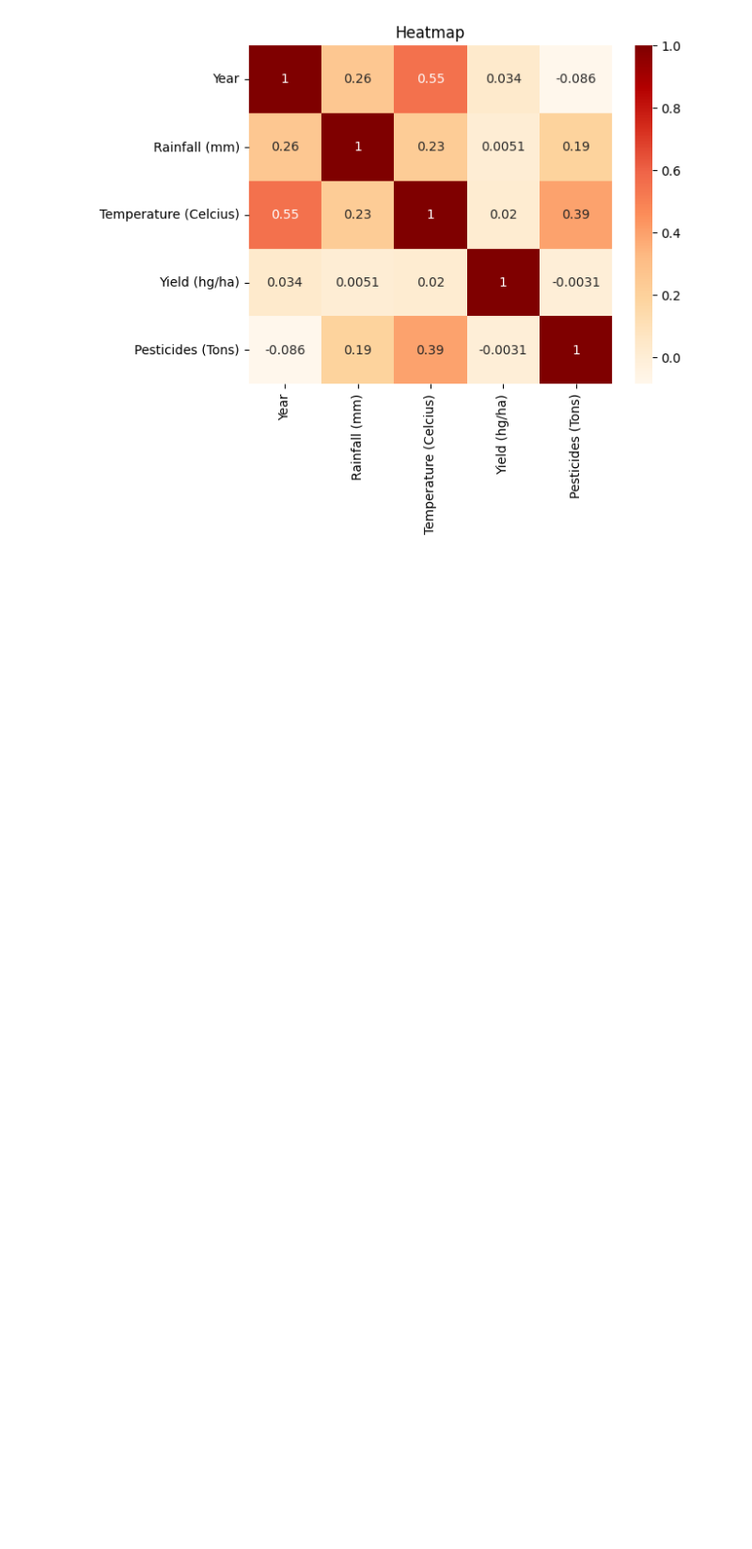
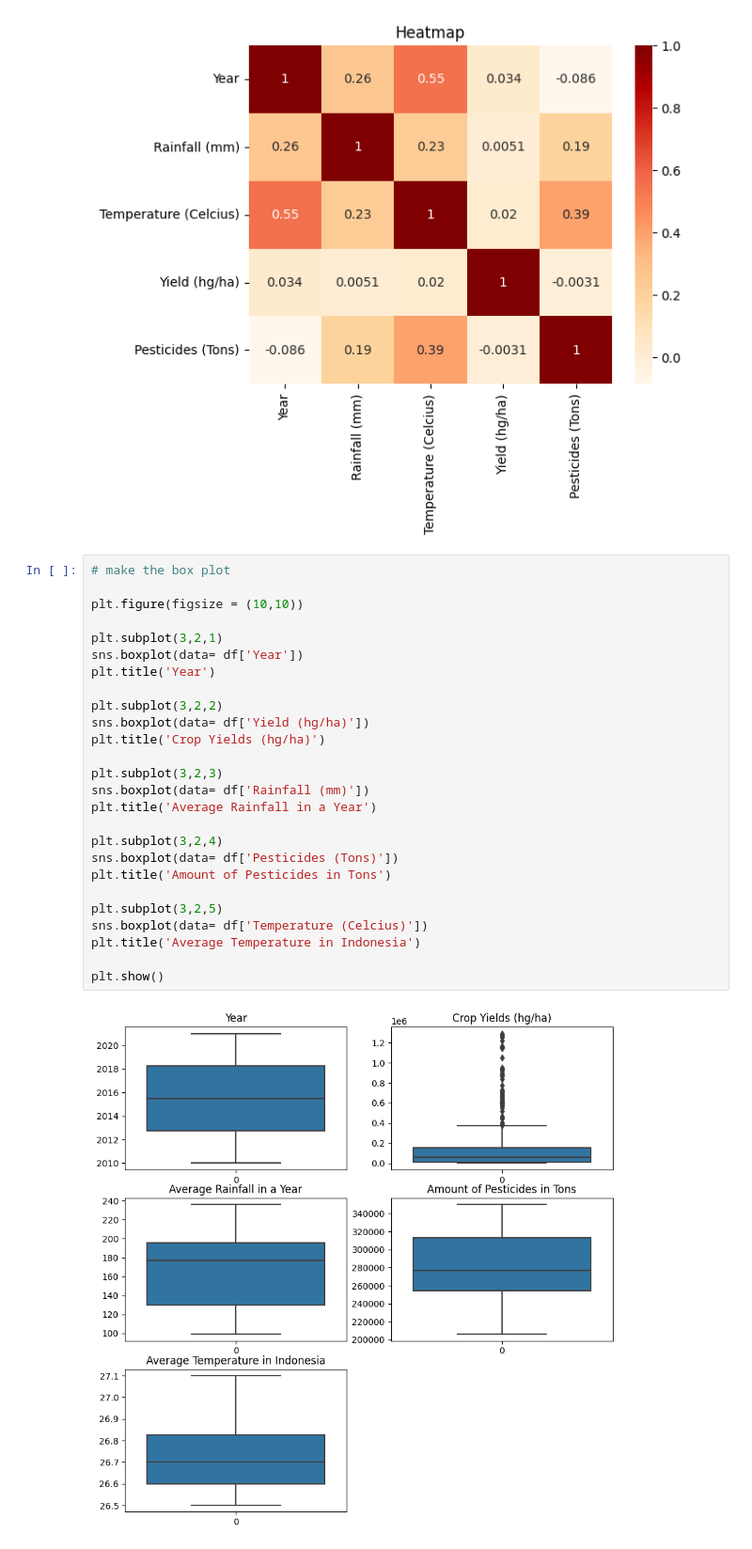
Before and after one commit to edeliciouso/Predicting-Crop-Yields, a Jupyter notebook: DataVisualization.ipynb, the cells around one changed output. Shown at 94% size. Cells and saved outputs as stored; diff of their text form; blank space fills up the shorter version.

```diff
--- a/DataVisualization.ipynb
+++ b/DataVisualization.ipynb
@@ -179,3 +179,31 @@ plt.title('Heatmap')
 # %% [output]
 Text(0.5, 1.0, 'Heatmap')
 [figure]
+# %%
+# make the box plot
+
+plt.figure(figsize = (10,10))
+
+plt.subplot(3,2,1)
+sns.boxplot(data= df['Year'])
+plt.title('Year')
+
+plt.subplot(3,2,2)
+sns.boxplot(data= df['Yield (hg/ha)'])
+plt.title('Crop Yields (hg/ha)')
+
+plt.subplot(3,2,3)
+sns.boxplot(data= df['Rainfall (mm)'])
+plt.title('Average Rainfall in a Year')
+
+plt.subplot(3,2,4)
+sns.boxplot(data= df['Pesticides (Tons)'])
+plt.title('Amount of Pesticides in Tons')
+
+plt.subplot(3,2,5)
+sns.boxplot(data= df['Temperature (Celcius)'])
+plt.title('Average Temperature in Indonesia')
+
+plt.show()
+# %% [output]
+[figure, added]
```
